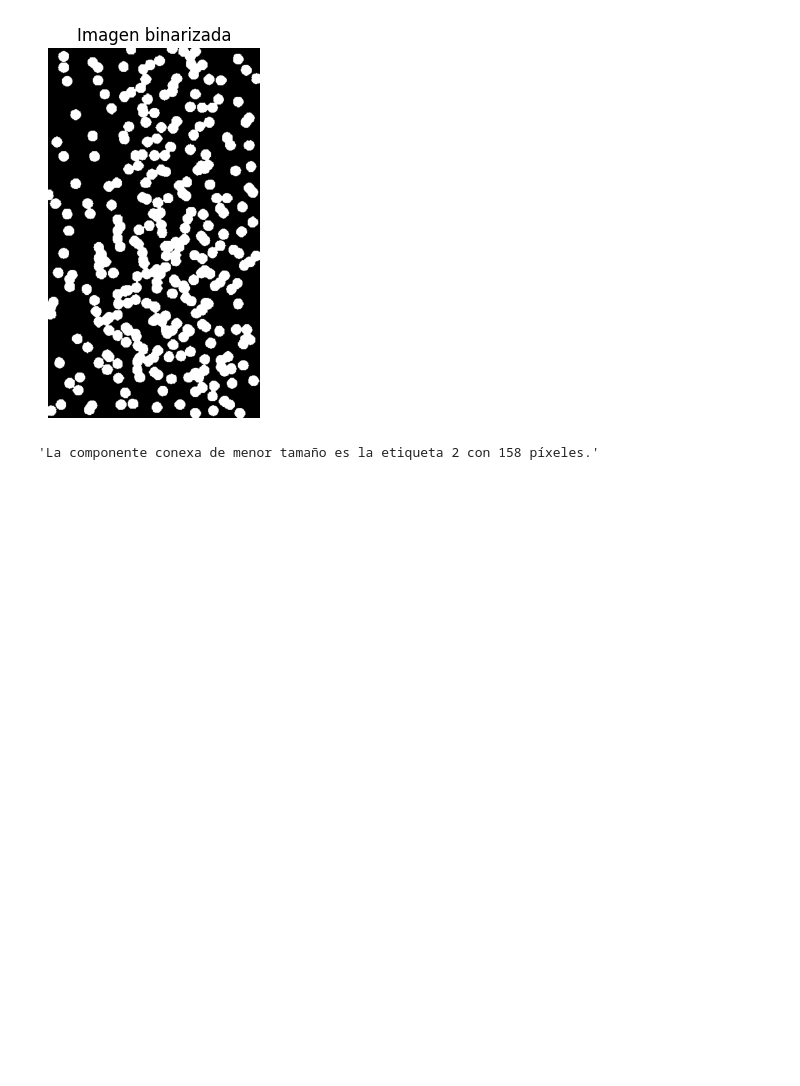
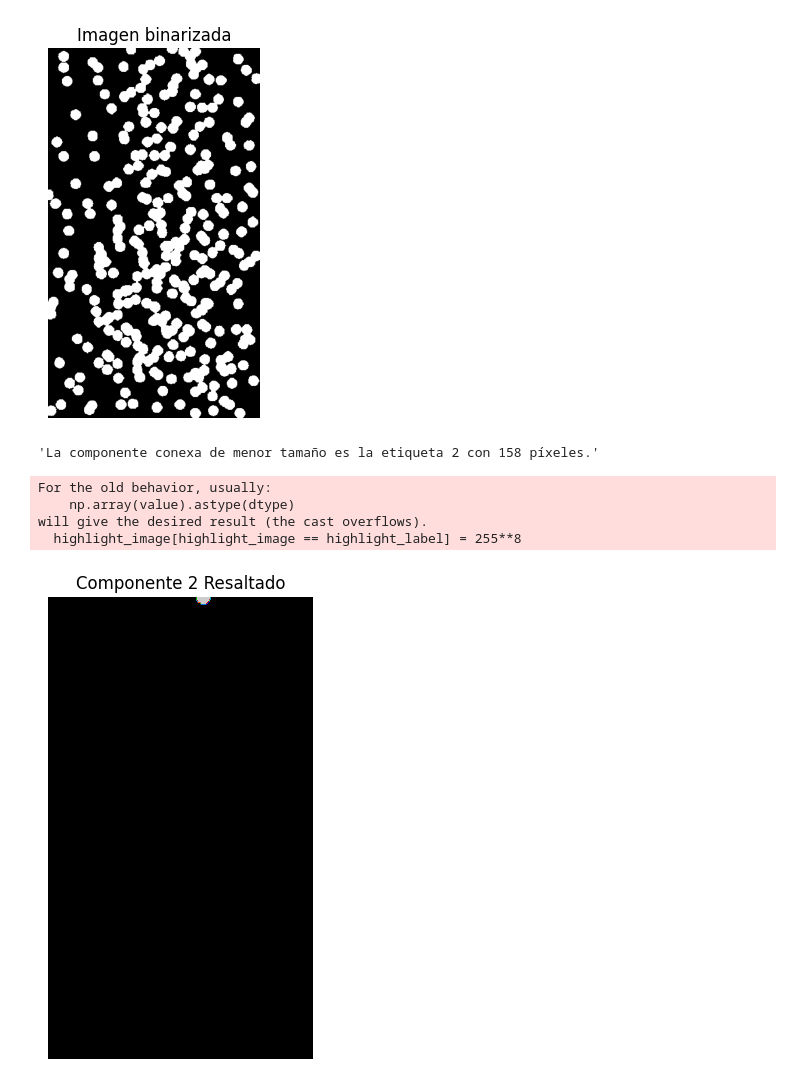
Before and after one commit to MGonza20/Lab01_VC_UVG, a Jupyter notebook: lab1.ipynb, the cells around one changed output. Saved outputs shown, nothing was run; the diff lists cells and outputs as text; code cells hidden in the pictures; blank space fills up the shorter version.

Commit message:
Resaltando component en imagen

```diff
--- a/lab1.ipynb
+++ b/lab1.ipynb
@@ -31,3 +31,19 @@ labeled_image = two_pass_labeling(binary_image)
 smallest_component(labeled_image)
 # %% [output]
 'La componente conexa de menor tamaño es la etiqueta 2 con 158 píxeles.'
+# %%
+highlight_label = 2
+highlight_image = np.copy(labeled_image)
+highlight_image[highlight_image == highlight_label] = 255**8
+
+plt.figure(figsize=(12, 6))
+plt.title(f"Componente {highlight_label} Resaltado")
+plt.imshow(highlight_image, cmap='nipy_spectral')
+plt.axis('off')
+plt.show()
+# %% [output]
+For the old behavior, usually:
+    np.array(value).astype(dtype)
+will give the desired result (the cast overflows).
+  highlight_image[highlight_image == highlight_label] = 255**8
+[figure, added]
```
